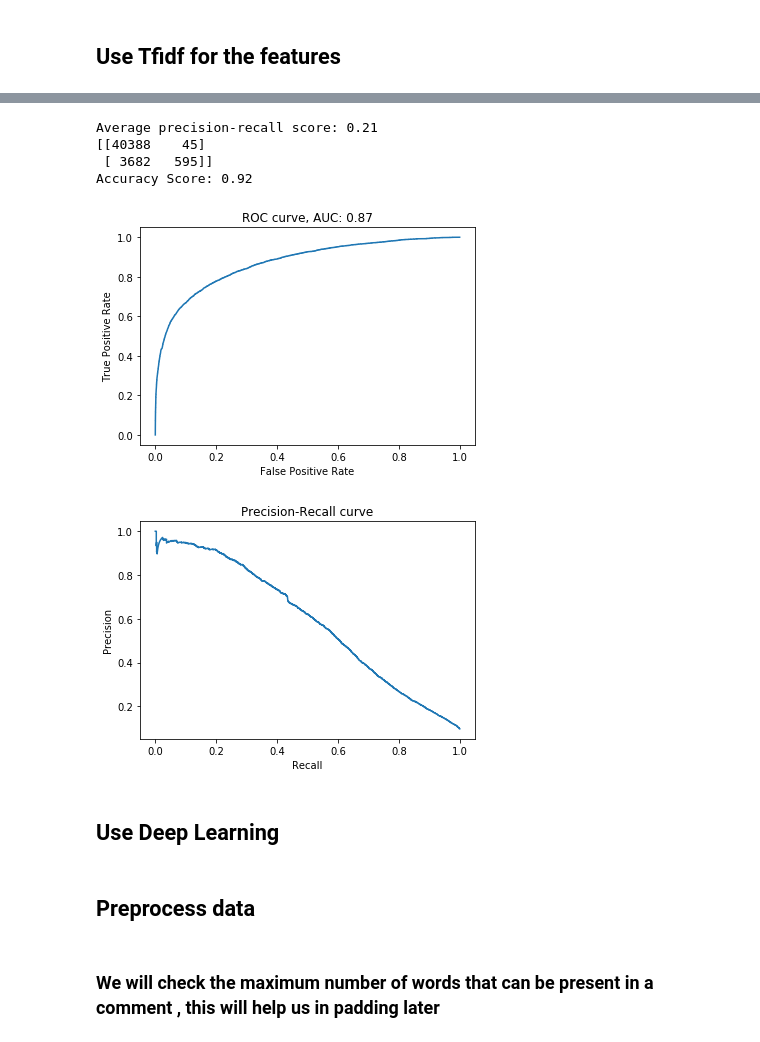
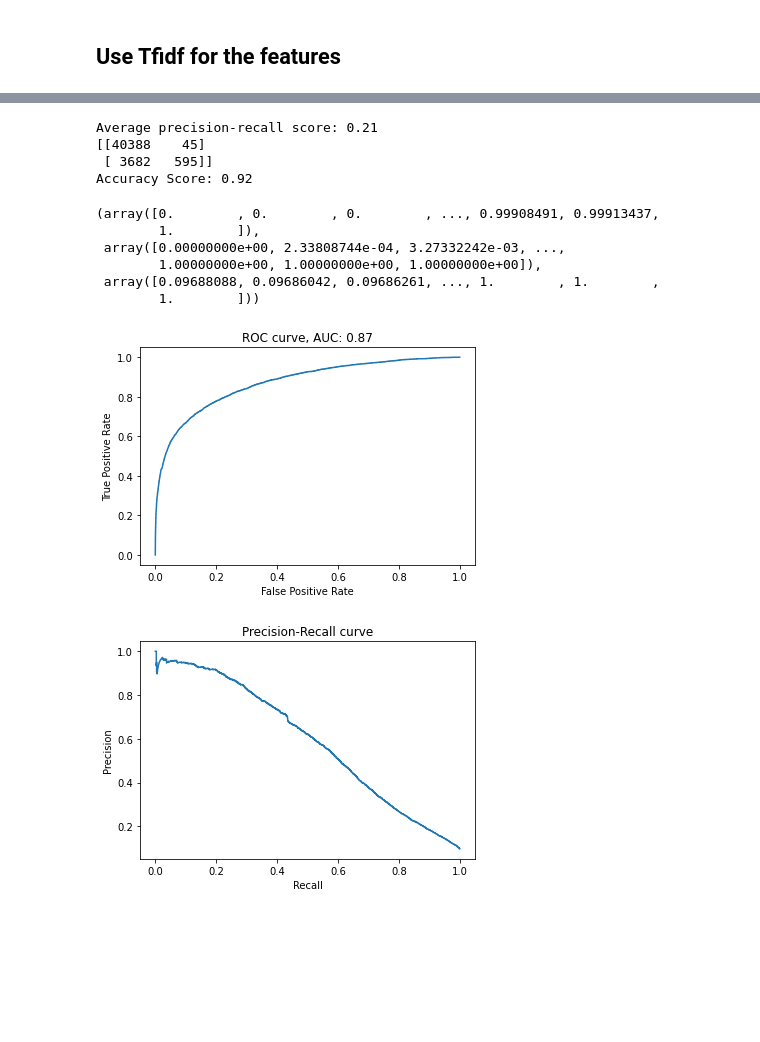
Before and after one commit to jkchandalia/toximeter, a Jupyter notebook: exploration/Toxic_Comment_NLP.ipynb, the cells around one changed output, grey strips where cells are left out. Saved outputs shown, nothing was run; the diff lists cells and outputs as text; code cells hidden in the pictures; blank space fills up the shorter version.

```diff
--- a/exploration/Toxic_Comment_NLP.ipynb
+++ b/exploration/Toxic_Comment_NLP.ipynb
@@ -390,8 +225,6 @@ def run_metrics(predictions, predictions_prob, target, visualize=True):
 # %% [markdown]
 ## Train Naive Bayes Model
 # %%
-nb_classifier = MultinomialNB()
-
-nb_classifier.fit(count_train, ytrain)
+nb_classifier = model.run_naive_bayes_classifier(count_train, count_valid, ytrain, yvalid)
 pred = nb_classifier.predict(count_valid)
 pred_proba = nb_classifier.predict_proba(count_valid)[:,1]
@@ -402,5 +231,6 @@ dump(count_vectorizer, './../models/count_vectorizer.joblib')
 # %%
-run_metrics(pred, pred_proba, yvalid, visualize=True)
+import toxicity
+toxicity.metrics.run_metrics(pred, pred_proba, yvalid, visualize=True)
 # %% [output]
 Average precision-recall score: 0.50
 [[39011  1422]
@@ -437,15 +249,21 @@ tfidf_vectorizer.get_feature_names()
+# %%
+count_train_idf, count_valid_idf = model.apply_tfidf_vectorizer(xtrain, xvalid)
 # %%
-nb_classifier.fit(count_train_idf, ytrain)
+nb_classifier = model.run_naive_bayes_classifier(count_train_idf, count_valid_idf, ytrain, yvalid)
 pred = nb_classifier.predict(count_valid_idf)
 pred_proba = nb_classifier.predict_proba(count_valid_idf)[:,1]
 # %%
-run_metrics(pred, pred_proba, yvalid, visualize=True)
+toxicity.metrics.run_metrics(pred, pred_proba, yvalid, visualize=True)
 # %% [output]
 Average precision-recall score: 0.21
 [[40388    45]
  [ 3682   595]]
 Accuracy Score: 0.92
+(array([0.        , 0.        , 0.        , ..., 0.99908491, 0.99913437,
+        1.        ]),
+ array([0.00000000e+00, 2.33808744e-04, 3.27332242e-03, ...,
+        1.00000000e+00, 1.00000000e+00, 1.00000000e+00]),
+ array([0.09688088, 0.09686042, 0.09686261, ..., 1.        , 1.        ,
+        1.        ]))
-[figure, old version]
+[figure, new version]
-[figure, old version]
+[figure, new version]
-# %% [markdown]
-## Use Deep Learning
@@ -465,4 +269,0 @@ from tensorflow.keras.optimizers import Adam
-# %% [markdown]
-## Preprocess data
-# %% [markdown]
-### We will check the maximum number of words that can be present in a comment , this will help us in padding later
```
Also changed, not shown: parts of 87 cells of this notebook, 9 other files.
